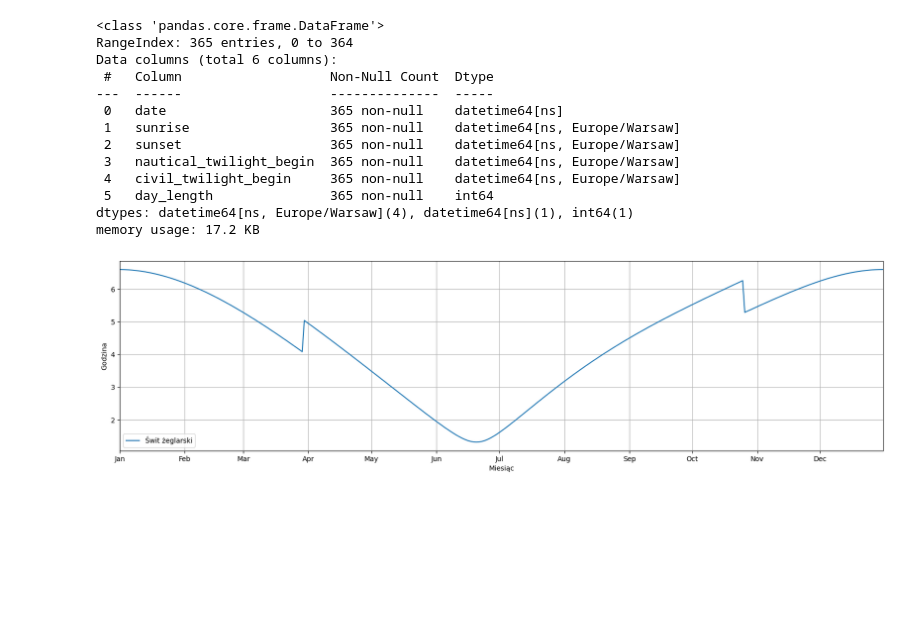
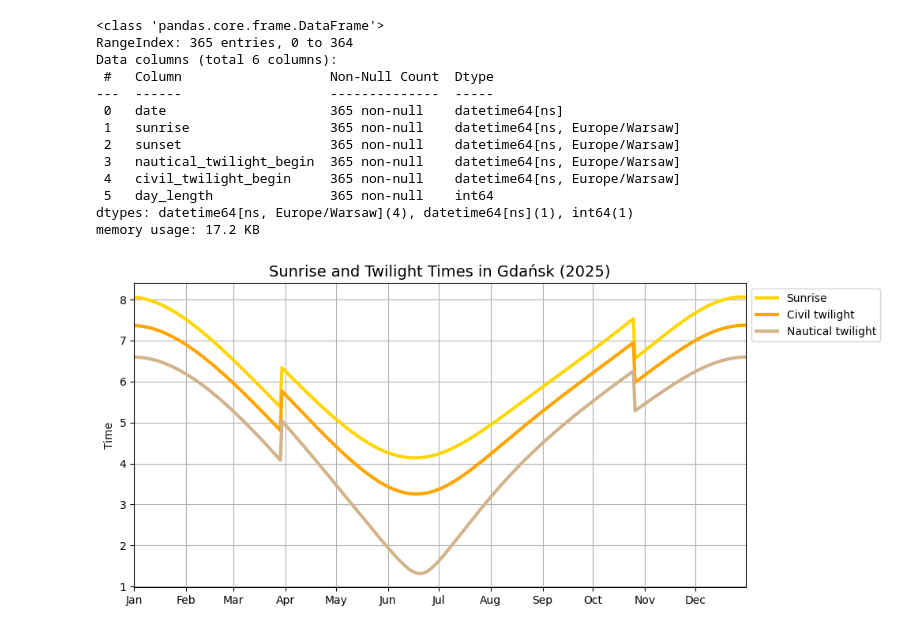
Before and after one commit to chambers29/Gdansk-Sunrises, a Jupyter notebook: nautical_twilight.ipynb, the cells around one changed output. Drawn from its saved outputs; the diff is of its cells as text; code cells hidden in the pictures; blank space fills up the shorter version.

```diff
--- a/nautical_twilight.ipynb
+++ b/nautical_twilight.ipynb
@@ -40,20 +40,37 @@ df['nautical_hour'] = (
     df['nautical_twilight_begin'].dt.minute / 60 +
     df['nautical_twilight_begin'].dt.second / 3600
 )
+df['sunrise_hour'] = (
+    df['sunrise'].dt.hour +
+    df['sunrise'].dt.minute / 60 +
+    df['sunrise'].dt.second / 3600
+)
+df['civil_hour'] = (
+    df['civil_twilight_begin'].dt.hour +
+    df['civil_twilight_begin'].dt.minute / 60 +
+    df['civil_twilight_begin'].dt.second / 3600
+)
 # %%
 x = df['date']
-y = df['nautical_hour']
-plt.figure(figsize=(20,5))
-plt.plot(x, y, label='Świt żeglarski')
+y_nautical = df['nautical_hour']
+y_sunrise = df['sunrise_hour']
+y_civil = df['civil_hour']
+
+plt.figure(figsize=(10,5))
+
+plt.plot(x, y_sunrise, label='Sunrise', lw=3, color='gold')
+plt.plot(x, y_civil, label='Civil twilight', lw=3, color='orange')
+plt.plot(x, y_nautical, label='Nautical twilight', lw=3, color='tan')
 
 plt.xlim(df['date'].min(), df['date'].max())
 plt.grid()
 plt.gca().xaxis.set_major_formatter(mdates.DateFormatter('%b'))
 plt.gca().xaxis.set_major_locator(mdates.MonthLocator())
-plt.legend()
-plt.xlabel('Miesiąc')
-plt.ylabel('Godzina')
+plt.legend(loc='upper left', bbox_to_anchor=(1,1), framealpha=0.8)
+plt.ylabel('Time')
+plt.title("Sunrise and Twilight Times in Gdańsk (2025)", fontsize=14)
 
+plt.savefig("nautical_twilight.png", dpi=300, bbox_inches='tight')
 plt.show()
 # %% [output]
-[figure, old version]
+[figure, new version]
```
Also changed, not shown: parts of 1 cell of this notebook, 1 other file.
